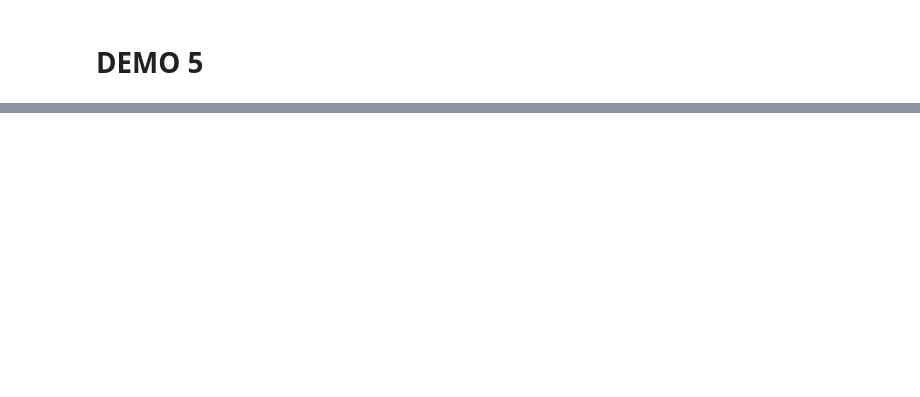
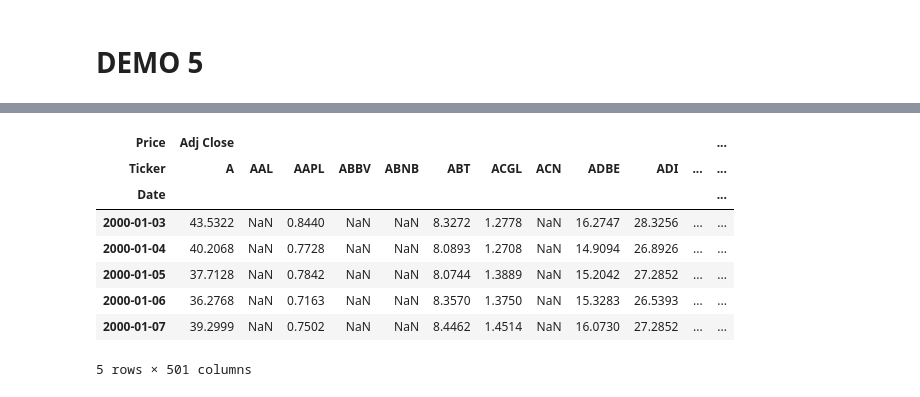
Before and after one commit to udacity/building-a-workflow-for-aI, a Jupyter notebook: l5-reinforcement-learning/Lesson5.ipynb, the cells around one changed output, grey strips where cells are left out. Cells and saved outputs as stored; diff of their text form; code cells hidden in the pictures; blank space fills up the shorter version.

```diff
--- a/l5-reinforcement-learning/Lesson5.ipynb
+++ b/l5-reinforcement-learning/Lesson5.ipynb
@@ -936,0 +987,14 @@ if __name__ == "__main__":
+# %%
+# Filter and keep only columns where the first level of the MultiIndex is 'Adj Close'
+historical_prices  = historical_prices.loc[:, historical_prices.columns.get_level_values(0) == 'Adj Close']
+historical_prices.head()
+# %% [output]
+| Price | Adj Close |  |  |  |  |  |  |  |  |  |  | ... |
+| Ticker | A | AAL | AAPL | ABBV | ABNB | ABT | ACGL | ACN | ADBE | ADI | ... | ... |
+| Date |  |  |  |  |  |  |  |  |  |  |  | ... |
+| 2000-01-03 | 43.5322 | NaN | 0.8440 | NaN | NaN | 8.3272 | 1.2778 | NaN | 16.2747 | 28.3256 | ... | ... |
+| 2000-01-04 | 40.2068 | NaN | 0.7728 | NaN | NaN | 8.0893 | 1.2708 | NaN | 14.9094 | 26.8926 | ... | ... |
+| 2000-01-05 | 37.7128 | NaN | 0.7842 | NaN | NaN | 8.0744 | 1.3889 | NaN | 15.2042 | 27.2852 | ... | ... |
+| 2000-01-06 | 36.2768 | NaN | 0.7163 | NaN | NaN | 8.3570 | 1.3750 | NaN | 15.3283 | 26.5393 | ... | ... |
+| 2000-01-07 | 39.2999 | NaN | 0.7502 | NaN | NaN | 8.4462 | 1.4514 | NaN | 16.0730 | 27.2852 | ... | ... |
+5 rows × 501 columns
```
Also changed, not shown: parts of 41 cells of this notebook, 5 other files.
